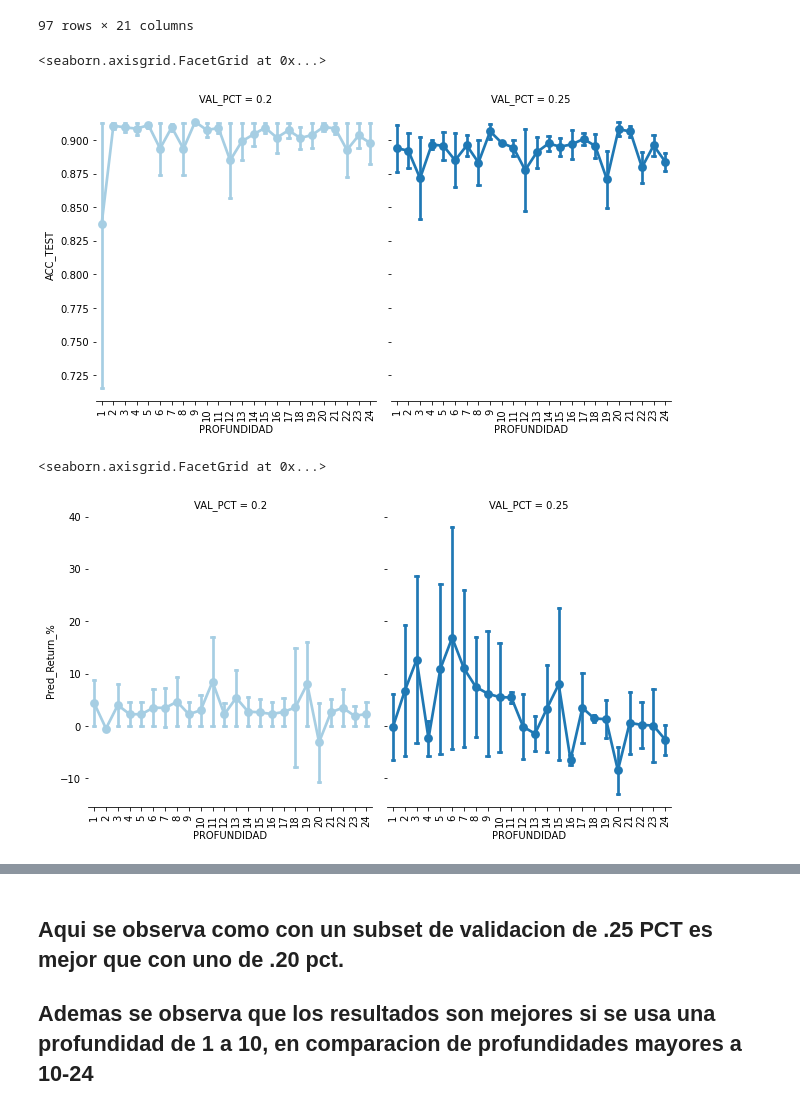
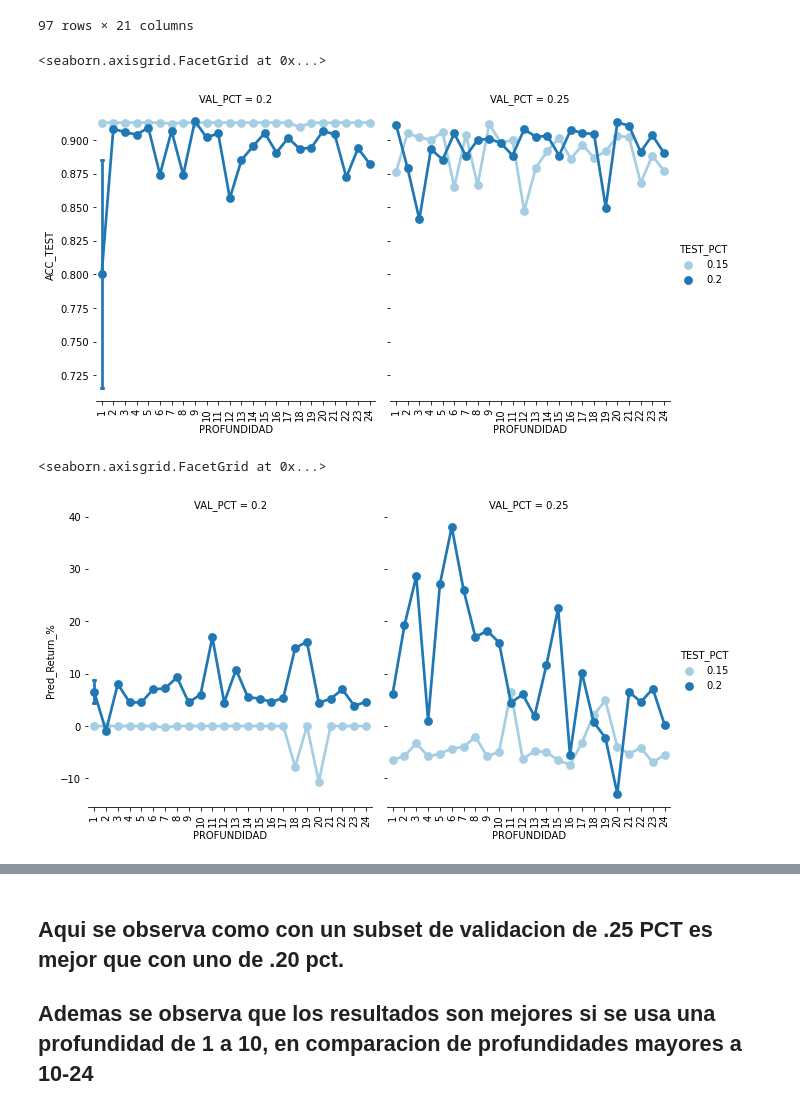
Before and after one commit to mawrer/forex_prediction, a Jupyter notebook: Jupyter Notebooks/IDI4/Pipeline/pipeline.ipynb, the cells around one changed output, grey strips where cells are left out. Saved outputs shown, nothing was run; the diff lists cells and outputs as text; code cells hidden in the pictures.

```diff
--- a/Jupyter Notebooks/IDI4/Pipeline/pipeline.ipynb
+++ b/Jupyter Notebooks/IDI4/Pipeline/pipeline.ipynb
@@ -407,8 +410,10 @@ Equity Final [$]:  945.3034182540005
             TEST_PCT:  0.2
 KeyboardInterrupt:
 # %%
+filepath_results = get_filepath_results()
 Results_loaded = pd.read_csv(filepath_results, header=0)
-Results_loaded
+this_model = Results_loaded.loc[Results_loaded['Model_Name'] == MODEL_NAME]
+this_model
 # %% [output]
 |  | Model_Name | FRECUENCIA | LIMITE_IZQ | LIMITE_DER | PROFUNDIDAD | BALANCED | VAL_PCT | TEST_PCT | ACC_TEST | ... |
 | 0 | XGBoost | 4H | -0.0020 | 0.0025 | 1 | True | 0.20 | 0.20 | 0.715795 | ... |
@@ -425,23 +430,23 @@ Results_loaded
 97 rows × 21 columns
 # %%
 # Draw a pointplot to show pulse as a function of three categorical factors
-g = sns.catplot(x="PROFUNDIDAD", y="ACC_TEST", hue="VAL_PCT", col="VAL_PCT",
+g = sns.catplot(x="PROFUNDIDAD", y="ACC_TEST", hue="TEST_PCT", col="VAL_PCT",
                 capsize=.2, palette="Paired", height=5, aspect=.9,
-                kind="point", data=Results_loaded)
+                kind="point", data=this_model)
 g.set_xticklabels(rotation=90)
 g.despine(left=True)
 # %% [output]
 <seaborn.axisgrid.FacetGrid at 0x...>
-[figure, old version]
+[figure, new version]
 # %%
 # Draw a pointplot to show pulse as a function of three categorical factors
-g = sns.catplot(x="PROFUNDIDAD", y="Pred_Return_%", hue="VAL_PCT", col="VAL_PCT",
+g = sns.catplot(x="PROFUNDIDAD", y="Pred_Return_%", hue="TEST_PCT", col="VAL_PCT",
                 capsize=.2, palette="Paired", height=5, aspect=.9,
-                kind="point", data=Results_loaded)
+                kind="point", data=this_model)
 g.set_xticklabels(rotation=90)
 g.despine(left=True)
 # %% [output]
 <seaborn.axisgrid.FacetGrid at 0x...>
-[figure, old version]
+[figure, new version]
 # %%
 # Draw a pointplot to show pulse as a function of three categorical factors
```
Also changed, not shown: parts of 5 cells of this notebook, 6 other files.
